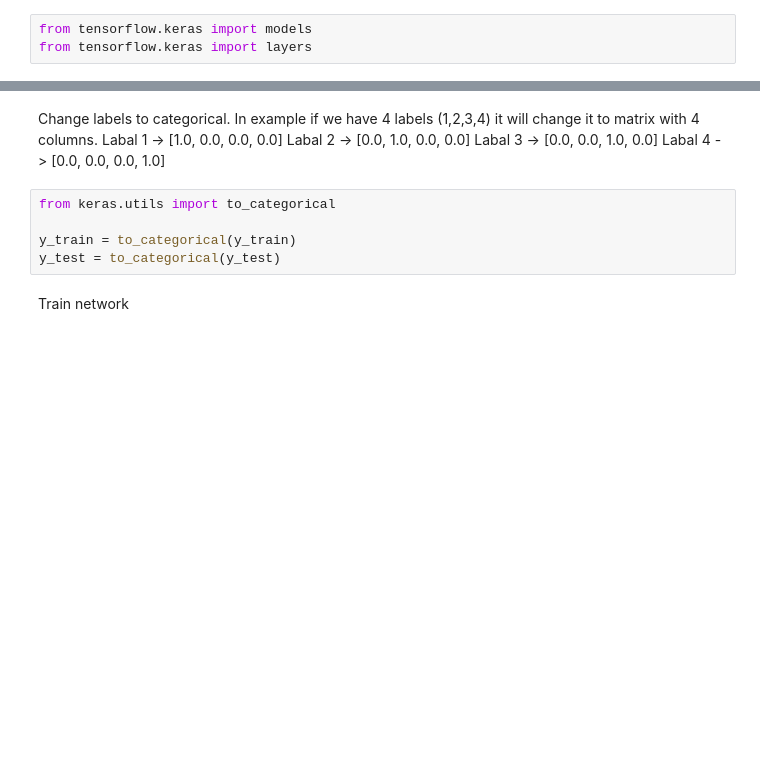
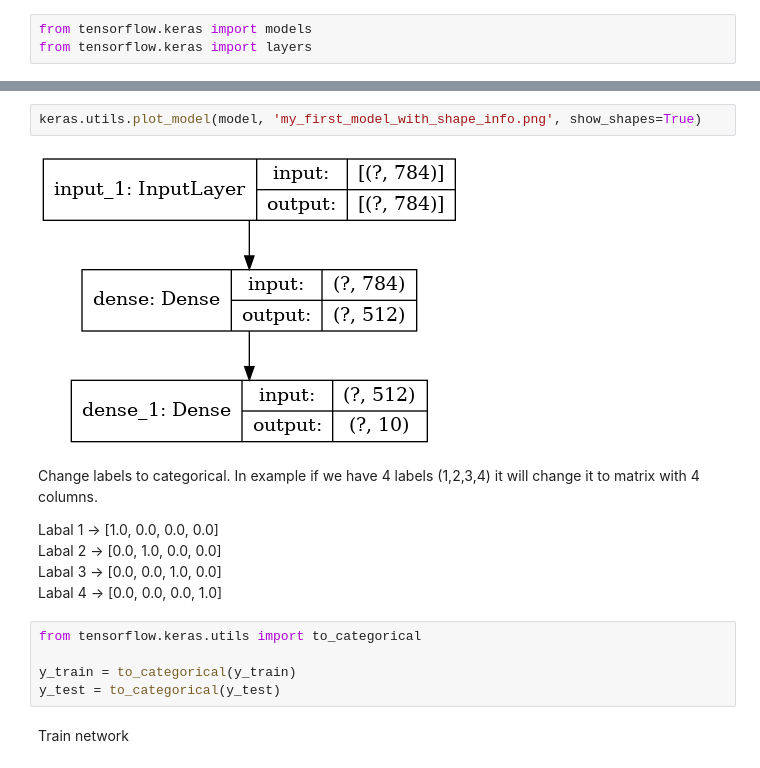
Before and after one commit to lzenczuk/notebooks, a Jupyter notebook: deep_learning_keras/Keras test.ipynb, the cells around one changed output, grey strips where cells are left out. Cells and saved outputs as stored; diff of their text form; blank space fills up the shorter version.

```diff
--- a/deep_learning_keras/Keras test.ipynb
+++ b/deep_learning_keras/Keras test.ipynb
@@ -51,11 +99,16 @@ If using Keras pass *_constraint arguments to layers.
+# %%
+keras.utils.plot_model(model, 'my_first_model_with_shape_info.png', show_shapes=True)
+# %% [output]
+[figure, added]
 # %% [markdown]
 Change labels to categorical. In example if we have 4 labels (1,2,3,4) it will change it to matrix with 4 columns.
-Labal 1 -> [1.0, 0.0, 0.0, 0.0]
-Labal 2 -> [0.0, 1.0, 0.0, 0.0]
-Labal 3 -> [0.0, 0.0, 1.0, 0.0]
+
+Labal 1 -> [1.0, 0.0, 0.0, 0.0]<br/>
+Labal 2 -> [0.0, 1.0, 0.0, 0.0]<br/>
+Labal 3 -> [0.0, 0.0, 1.0, 0.0]<br/>
 Labal 4 -> [0.0, 0.0, 0.0, 1.0]
 # %%
-from keras.utils import to_categorical
+from tensorflow.keras.utils import to_categorical
 
 y_train = to_categorical(y_train)
 y_test = to_categorical(y_test)
```
Also changed, not shown: parts of 11 cells of this notebook, 2 other files.
